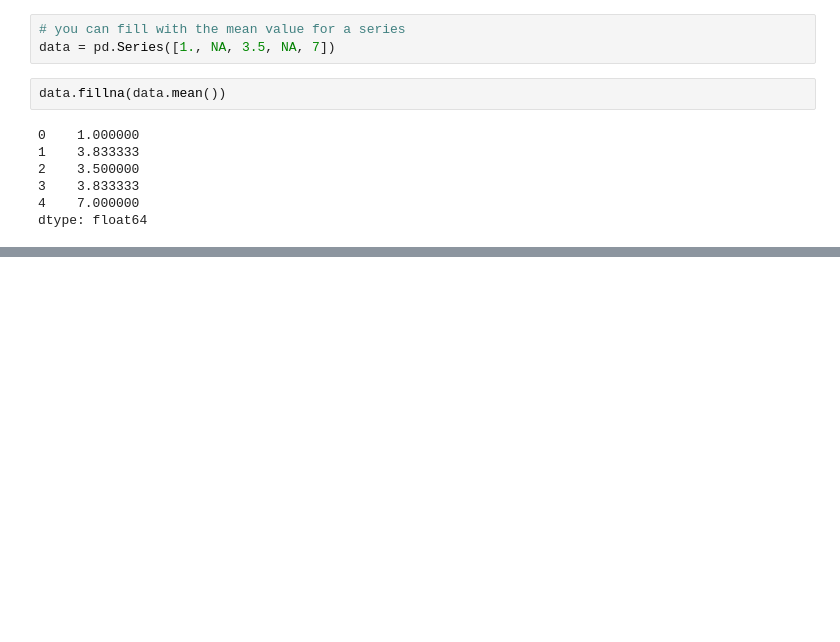
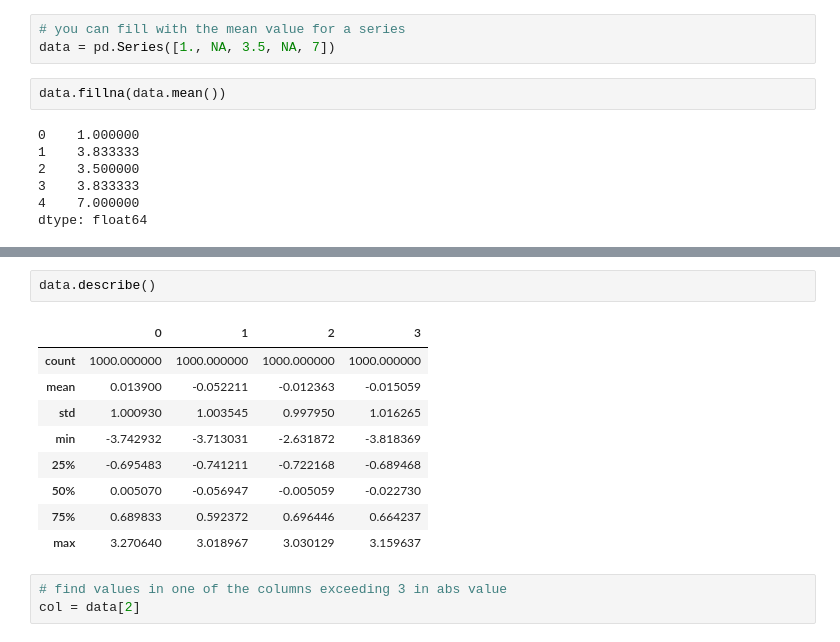
Before and after one commit to BruceBerk/Intro_to_Data_Science_Coursera, a Jupyter notebook: Course_1/Ch_07_Data_Cleansing.ipynb, the cells around one changed output, grey strips where cells are left out. Saved outputs shown, nothing was run; the diff lists cells and outputs as text; blank space fills up the shorter version.

```diff
--- a/Course_1/Ch_07_Data_Cleansing.ipynb
+++ b/Course_1/Ch_07_Data_Cleansing.ipynb
@@ -207,0 +560,15 @@ dtype: float64
+# %%
+data.describe()
+# %% [output]
+|  | 0 | 1 | 2 | 3 |
+| count | 1000.000000 | 1000.000000 | 1000.000000 | 1000.000000 |
+| mean | 0.013900 | -0.052211 | -0.012363 | -0.015059 |
+| std | 1.000930 | 1.003545 | 0.997950 | 1.016265 |
+| min | -3.742932 | -3.713031 | -2.631872 | -3.818369 |
+| 25% | -0.695483 | -0.741211 | -0.722168 | -0.689468 |
+| 50% | 0.005070 | -0.056947 | -0.005059 | -0.022730 |
+| 75% | 0.689833 | 0.592372 | 0.696446 | 0.664237 |
+| max | 3.270640 | 3.018967 | 3.030129 | 3.159637 |
+# %%
+# find values in one of the columns exceeding 3 in abs value
+col = data[2]
```
Also changed, not shown: parts of 116 cells of this notebook, 4 other files.
